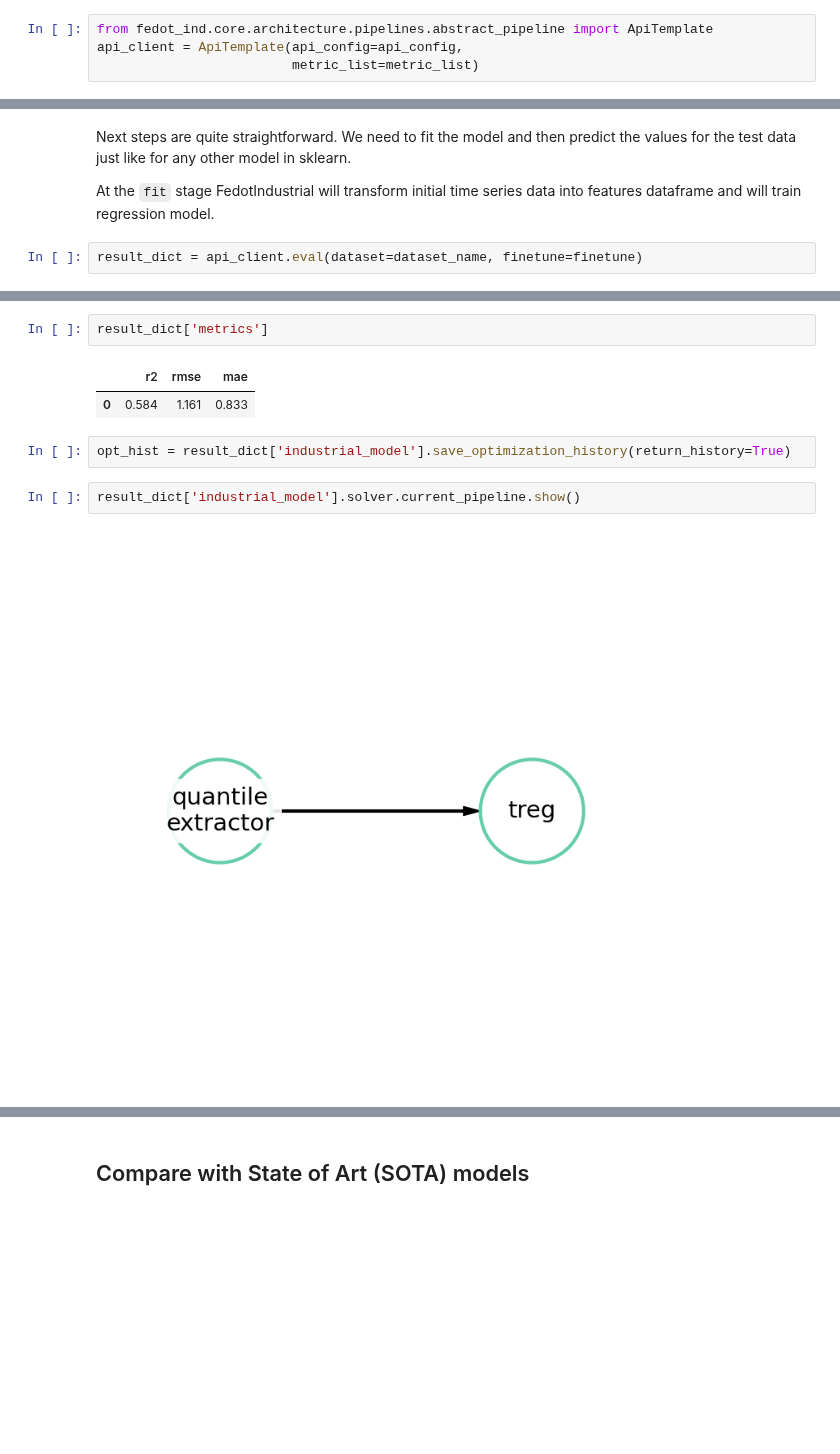
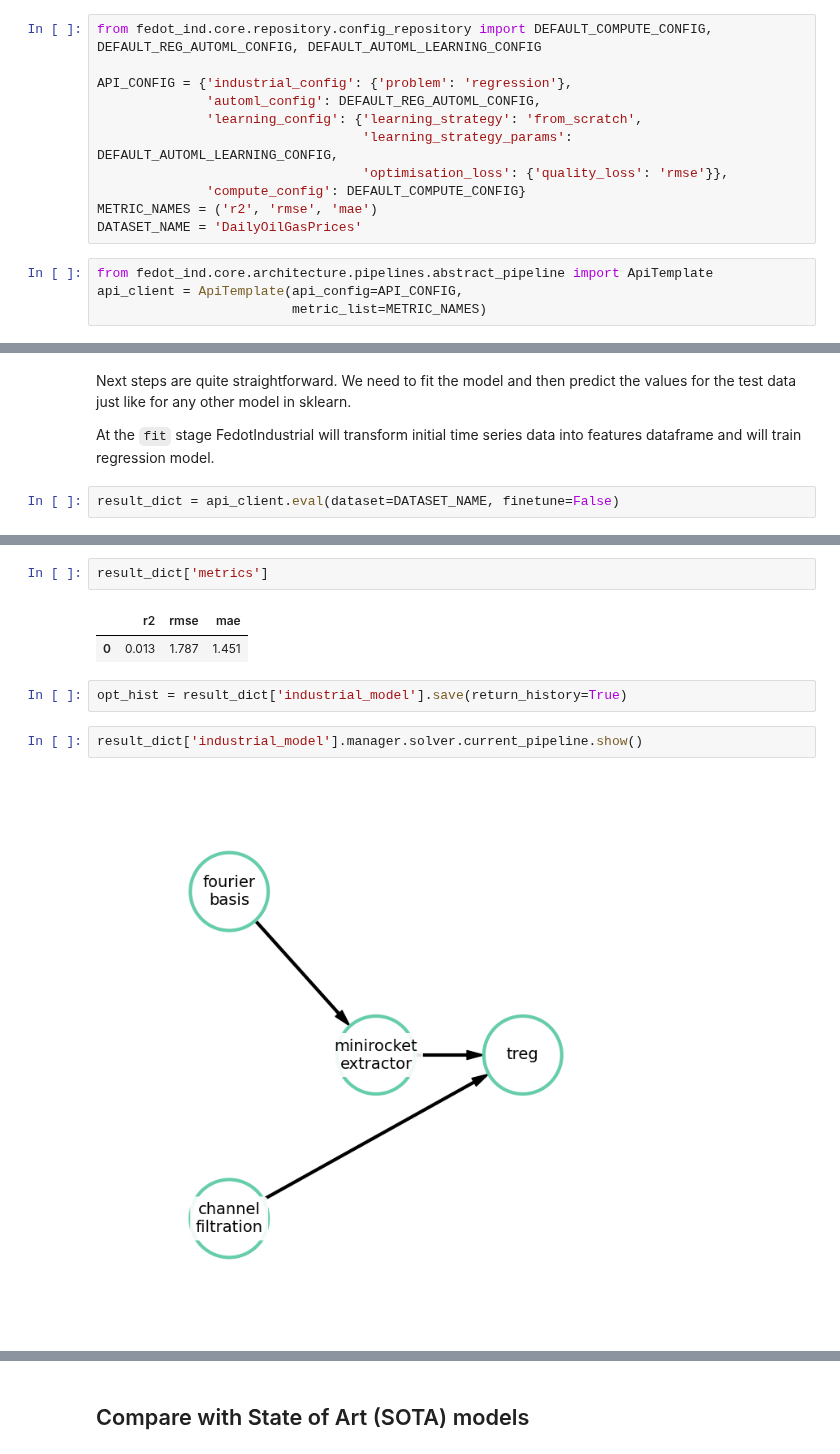
Before and after one commit to aimclub/Fedot.Industrial, a Jupyter notebook: examples/real_world_examples/industrial_examples/economic_analysis/ts_regression/oil_gas_prices.ipynb, the cells around one changed output, grey strips where cells are left out. Drawn from its saved outputs; the diff is of its cells as text; blank space fills up the shorter version.

Commit message:
feat: add economic ts regression new api example

```diff
--- a/examples/real_world_examples/industrial_examples/economic_analysis/ts_regression/oil_gas_prices.ipynb
+++ b/examples/real_world_examples/industrial_examples/economic_analysis/ts_regression/oil_gas_prices.ipynb
@@ -20,4 +6,15 @@ data_path = PROJECT_PATH + '/examples/data'
+# %%
+from fedot_ind.core.repository.config_repository import DEFAULT_COMPUTE_CONFIG, DEFAULT_REG_AUTOML_CONFIG, DEFAULT_AUTOML_LEARNING_CONFIG
+
+API_CONFIG = {'industrial_config': {'problem': 'regression'},
+              'automl_config': DEFAULT_REG_AUTOML_CONFIG,
+              'learning_config': {'learning_strategy': 'from_scratch',
+                                  'learning_strategy_params': DEFAULT_AUTOML_LEARNING_CONFIG,
+                                  'optimisation_loss': {'quality_loss': 'rmse'}},
+              'compute_config': DEFAULT_COMPUTE_CONFIG}
+METRIC_NAMES = ('r2', 'rmse', 'mae')
+DATASET_NAME = 'DailyOilGasPrices'
 # %%
 from fedot_ind.core.architecture.pipelines.abstract_pipeline import ApiTemplate
-api_client = ApiTemplate(api_config=api_config,
-                         metric_list=metric_list)
+api_client = ApiTemplate(api_config=API_CONFIG,
+                         metric_list=METRIC_NAMES)
@@ -26,5 +25,5 @@ Next steps are quite straightforward. We need to fit the model and then predict
 
 At the `fit` stage FedotIndustrial will transform initial time series data into features dataframe and will train regression model.
 # %%
-result_dict = api_client.eval(dataset=dataset_name, finetune=finetune)
+result_dict = api_client.eval(dataset=DATASET_NAME, finetune=False)
 # %% [output]
@@ -62,11 +80,11 @@ Epoch: 10, RMSE= 0.2690262244297908, Training Loss: 0.27
 result_dict['metrics']
 # %% [output]
 |  | r2 | rmse | mae |
-| 0 | 0.584 | 1.161 | 0.833 |
+| 0 | 0.013 | 1.787 | 1.451 |
 # %%
-opt_hist = result_dict['industrial_model'].save_optimization_history(return_history=True)
+opt_hist = result_dict['industrial_model'].save(return_history=True)
 # %%
-result_dict['industrial_model'].solver.current_pipeline.show()
+result_dict['industrial_model'].manager.solver.current_pipeline.show()
 # %% [output]
-[figure, old version]
+[figure, new version]
 # %%
```
Also changed, not shown: parts of 13 cells of this notebook.
